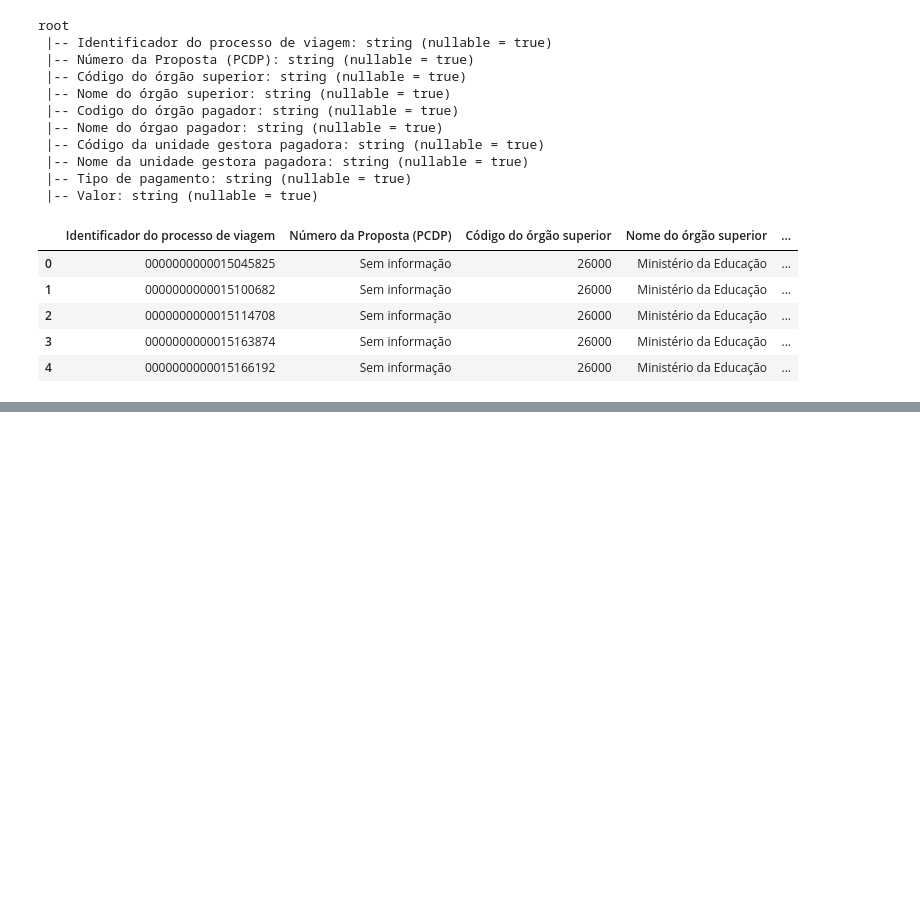
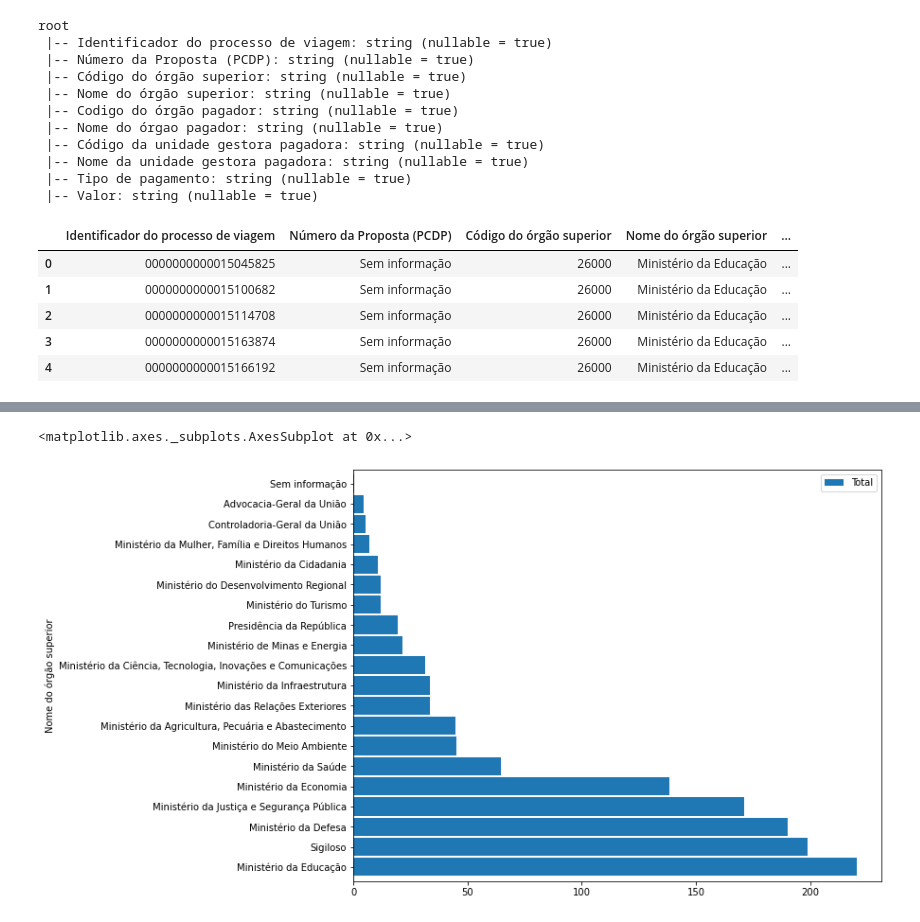
Before and after one commit to broilo/Summaries, a Jupyter notebook: big-data/spark_notebook-example.ipynb, the cells around one changed output, grey strips where cells are left out. Saved outputs shown, nothing was run; the diff lists cells and outputs as text; code cells hidden in the pictures; blank space fills up the shorter version.

```diff
--- a/big-data/spark_notebook-example.ipynb
+++ b/big-data/spark_notebook-example.ipynb
@@ -36,0 +115,6 @@ df.limit(5).toPandas()
+# %%
+%matplotlib inline
+pd.plot(kind="barh", x="Nome do órgão superior", figsize=[10, 8], width=0.9)
+# %% [output]
+<matplotlib.axes._subplots.AxesSubplot at 0x...>
+[figure, added]
```
Also changed, not shown: parts of 27 cells of this notebook.
